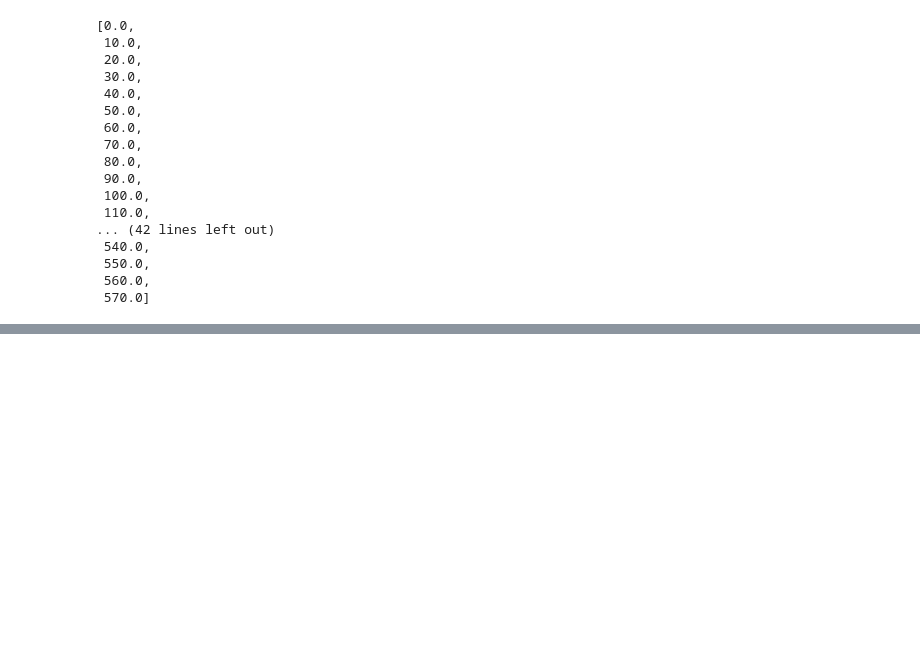
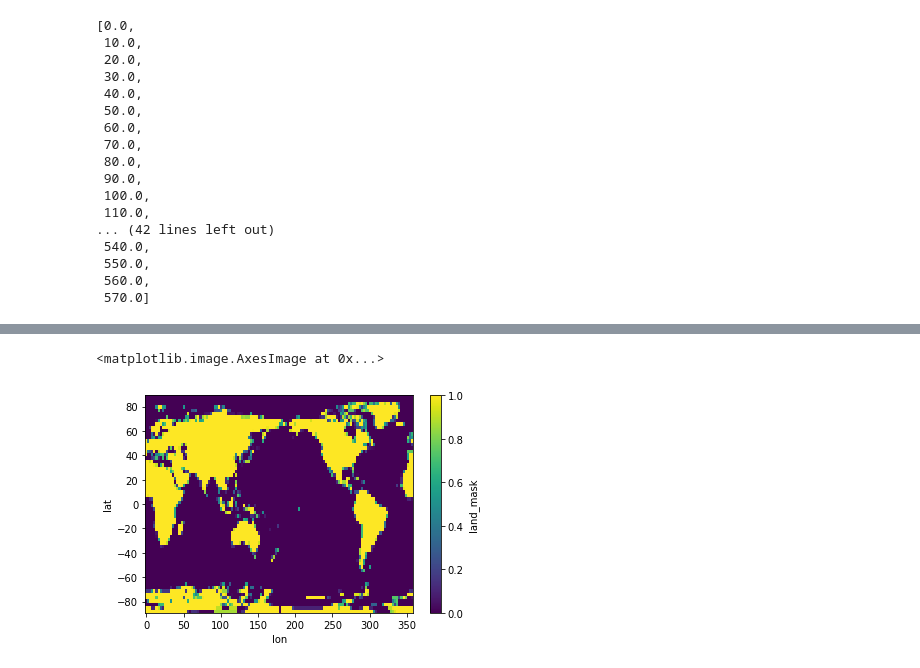
Before and after one commit to bnb32/isca_aws, a Jupyter notebook: ecrlisca/postprocessing/plotting.ipynb, the cells around one changed output, grey strips where cells are left out. Saved outputs shown, nothing was run; the diff lists cells and outputs as text; code cells hidden in the pictures; blank space fills up the shorter version.

```diff
--- a/ecrlisca/postprocessing/plotting.ipynb
+++ b/ecrlisca/postprocessing/plotting.ipynb
@@ -467,0 +512,5 @@ keys
+# %%
+ds_out['land_mask'].plot.imshow()
+# %% [output]
+<matplotlib.image.AxesImage at 0x...>
+[figure, added]
```
Also changed, not shown: parts of 29 cells of this notebook, 12 other files.
